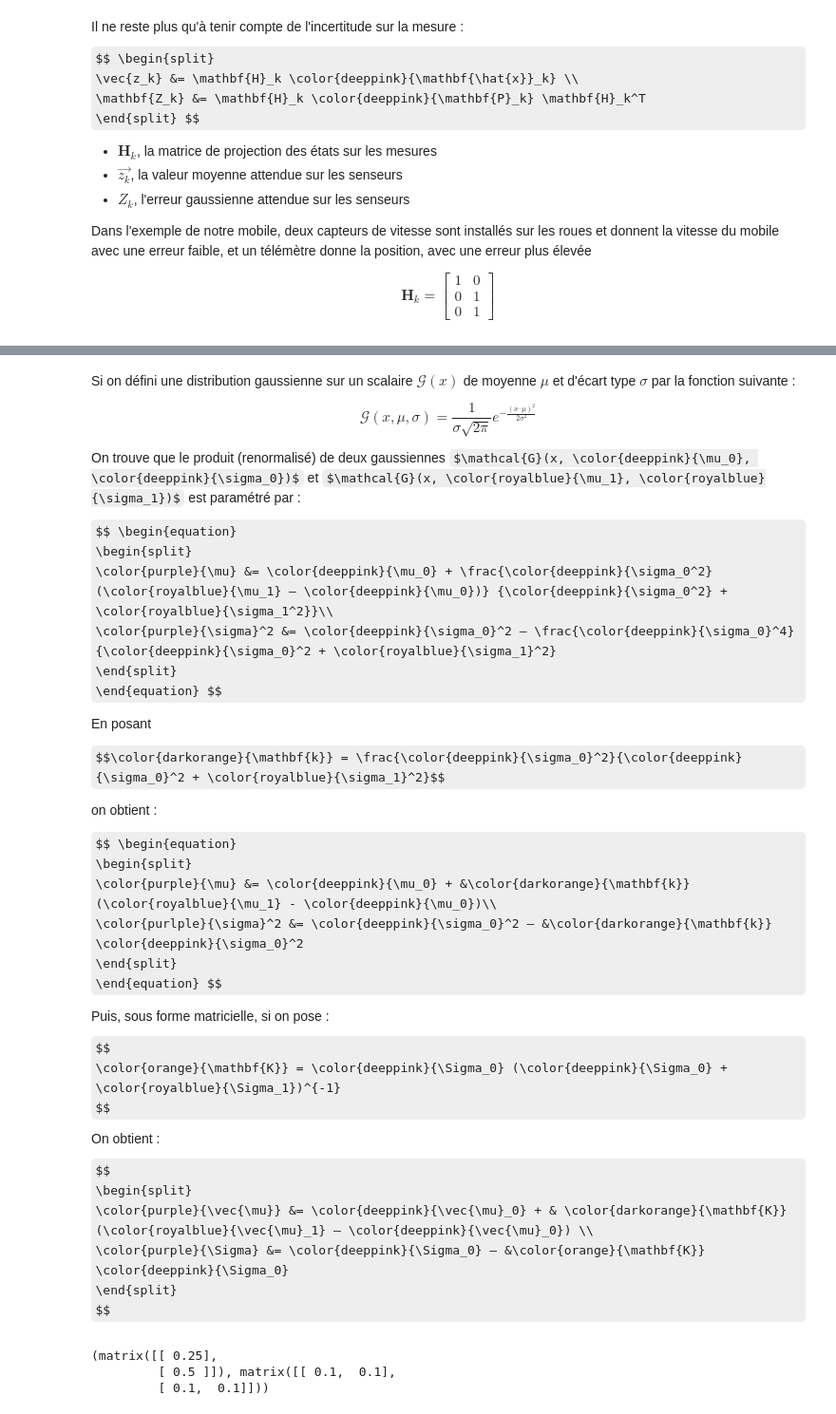
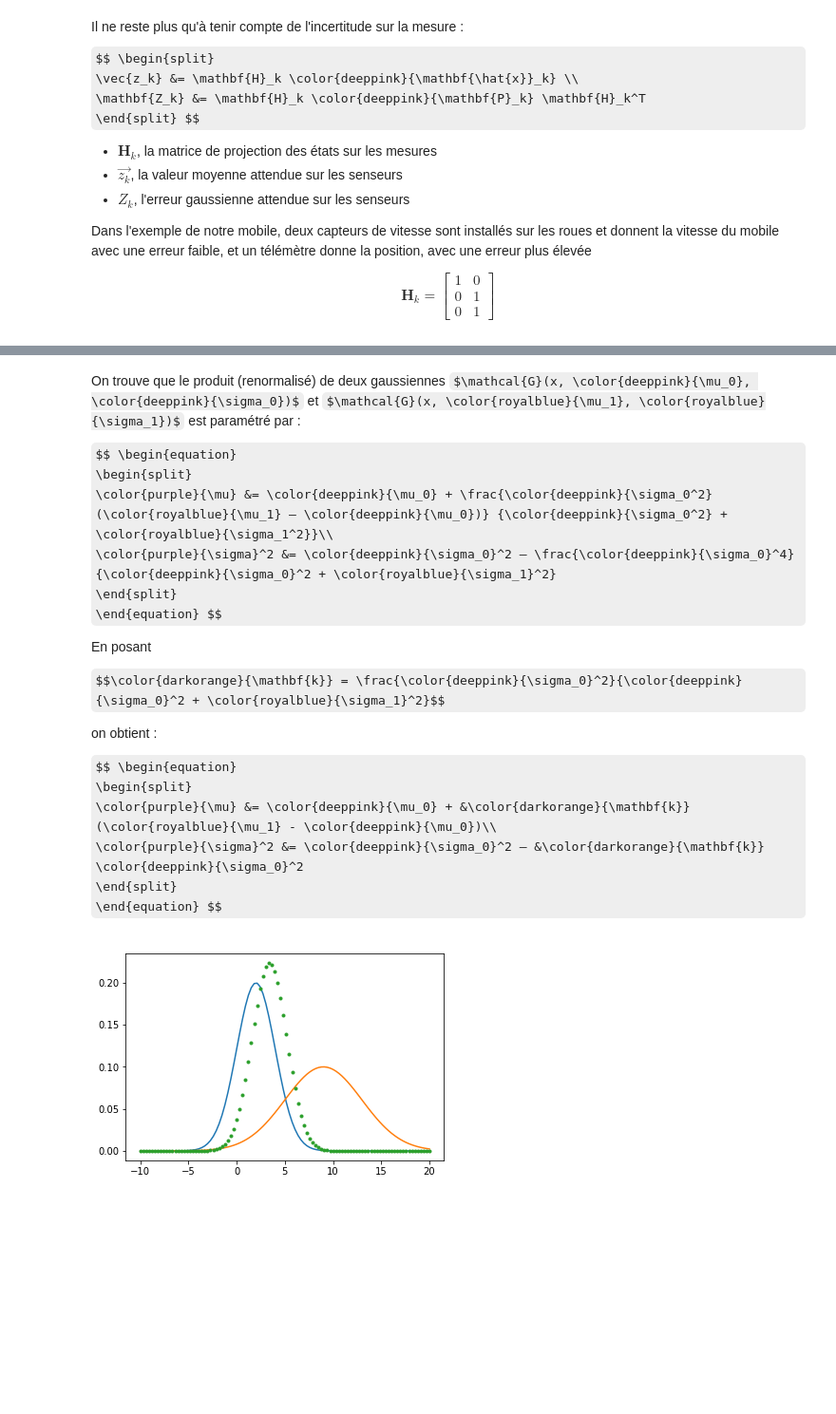
Before and after one commit to yota-code/system101, a Jupyter notebook: kalman_filter/jupyter/kalman.ipynb, the cells around one changed output, grey strips where cells are left out. Shown at 95% size. Cells and saved outputs as stored; diff of their text form; code cells hidden in the pictures; some formulas as TeX source; blank space fills up the shorter version.

```diff
--- a/kalman_filter/jupyter/kalman.ipynb
+++ b/kalman_filter/jupyter/kalman.ipynb
@@ -197,10 +173,4 @@ $$
 # %% [markdown]
-Si on défini une distribution gaussienne sur un scalaire $\mathcal{G}(x)$ de moyenne $\mu$ et d'écart type $\sigma$ par la fonction suivante :
-
-$$ \begin{equation}
-\mathcal{G}(x, \mu, \sigma) = \frac{1}{ \sigma \sqrt{ 2\pi } } e^{ -\frac{ (x – \mu)^2 }{ 2\sigma^2 } }
-\end{equation} $$
-
 On trouve que le produit (renormalisé) de deux gaussiennes $\mathcal{G}(x, \color{deeppink}{\mu_0}, \color{deeppink}{\sigma_0})$ et $\mathcal{G}(x, \color{royalblue}{\mu_1}, \color{royalblue}{\sigma_1})$ est paramétré par :
 
 $$ \begin{equation}
@@ -219,53 +189,22 @@ on obtient :
 $$ \begin{equation}
 \begin{split}
 \color{purple}{\mu} &= \color{deeppink}{\mu_0} + &\color{darkorange}{\mathbf{k}} (\color{royalblue}{\mu_1} - \color{deeppink}{\mu_0})\\
-\color{purlple}{\sigma}^2 &= \color{deeppink}{\sigma_0}^2 – &\color{darkorange}{\mathbf{k}} \color{deeppink}{\sigma_0}^2
+\color{purple}{\sigma}^2 &= \color{deeppink}{\sigma_0}^2 – &\color{darkorange}{\mathbf{k}} \color{deeppink}{\sigma_0}^2
 \end{split}
 \end{equation} $$
-
-Puis, sous forme matricielle, si on pose :
-$$
-\color{orange}{\mathbf{K}} = \color{deeppink}{\Sigma_0} (\color{deeppink}{\Sigma_0} + \color{royalblue}{\Sigma_1})^{-1}
-$$
-On obtient :
-$$
-\begin{split}
-\color{purple}{\vec{\mu}} &= \color{deeppink}{\vec{\mu}_0} + & \color{darkorange}{\mathbf{K}} (\color{royalblue}{\vec{\mu}_1} – \color{deeppink}{\vec{\mu}_0}) \\
-\color{purple}{\Sigma} &= \color{deeppink}{\Sigma_0} – &\color{orange}{\mathbf{K}} \color{deeppink}{\Sigma_0}
-\end{split}
-$$
-# %%
-class Kalman() :
-    dt = 1
-    def __init__(self) :
-        self.estimated_state = np.matrix([0.0, 0.0]).T
-
-        self.prediction_matrix = np.matrix([[1.0, self.dt], [0.0, 1.0]])
-        self.command_matrix = np.matrix([0.5 * (self.dt**2), self.dt]).T
-        self.covariance = np.matrix([[0.0, 0.0],[0.0, 0.0]])
-
-        self.additionnal_prediction_noise = np.matrix([[0.1, 0.1],[0.1, 0.1]])
-
-    def predict(self, command_vector) :
-        new_estimated_state = (
-            self.prediction_matrix @ self.estimated_state
-            + self.command_matrix * command_vector
-        )
-
-        new_covariance = (
-            self.prediction_matrix @ self.covariance @ self.prediction_matrix.T
-            + self.additionnal_prediction_noise
-        )
-
-        return new_estimated_state, new_covariance
-
-    def update(self) :
-
-
-
-k = Kalman()
-k.predict(np.matrix([0.5,]))
-# %% [output]
-(matrix([[ 0.25],
-         [ 0.5 ]]), matrix([[ 0.1,  0.1],
-         [ 0.1,  0.1]]))
+# %%
+m0, s0 = 2.0, 2.0
+m1, s1 = 9.0, 4.0
+
+k = (s0**2) / (s0**2 + s1**2)
+
+m = m0 + k * (m1 - m0)
+s = math.sqrt(s0**2 - k * s0**2)
+
+plt.plot(x, gaussian(x, m0, s0))
+plt.plot(x, gaussian(x, m1, s1))
+#plt.plot(x, gaussian(x, m0, s0) * gaussian(x, m1, s1) * ((math.sqrt(2*math.pi) * s0**2) / (s0*s1)))
+plt.plot(x, gaussian(x, m, s), '.')
+plt.show()
+# %% [output]
+[figure, added]
```
Also changed, not shown: parts of 14 cells of this notebook, 2 other files.
